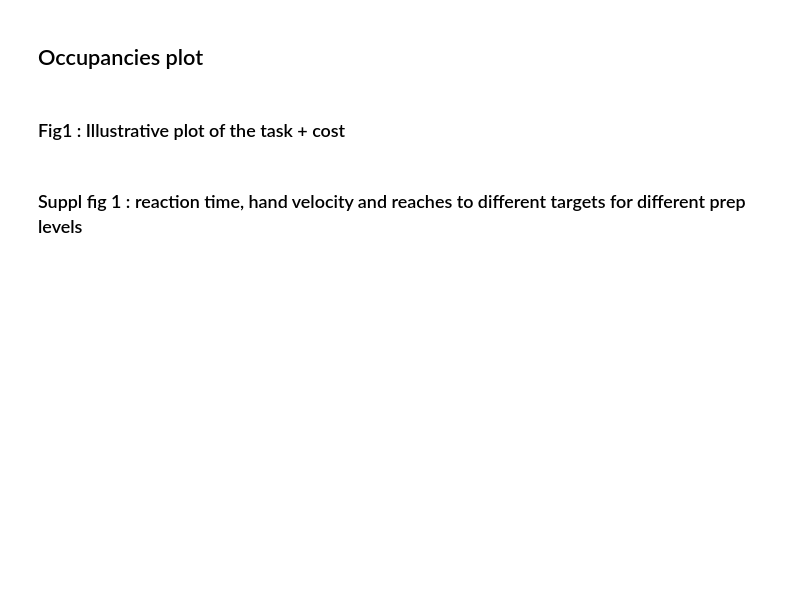
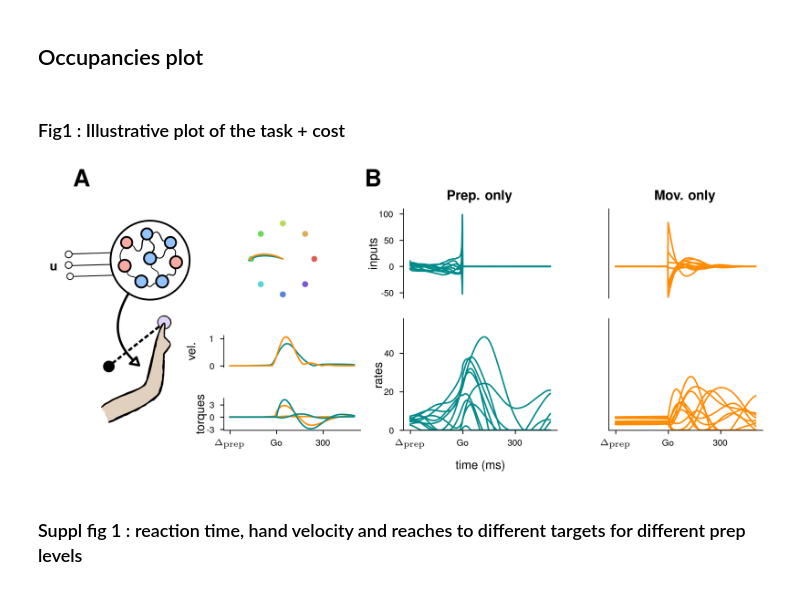
Before and after one commit to marineschimel/why-prep-2, a Jupyter notebook: notebooks/plots.ipynb, the cells around one changed output. Cells and saved outputs as stored; diff of their text form; code cells hidden in the pictures; blank space fills up the shorter version.

```diff
--- a/notebooks/plots.ipynb
+++ b/notebooks/plots.ipynb
@@ -484,11 +517,11 @@ ax1_top.spines["bottom"].set_visible(False)
 ax1_top.spines["left"].set_visible(False)
 # ax1_top.spines["top"].set_visible(True)
 # ax1_top.spines["right"].set_visible(True)
-ax1_top.set_xlabel("x1")
-ax1_top.set_ylabel("x2")
+# ax1_top.set_xlabel("x1")
+# ax1_top.set_ylabel("x2")
 #velocity
 pos1 = ax1_bot.get_position()
-ax1_bot.set_position([pos1.x0 - full_width + pos1.width + 0.02, pos1.y0  - 0.01,full_width, 0.7*pos1.height])
+ax1_bot.set_position([pos1.x0 - full_width + pos1.width + 0.03, pos1.y0  - 0.01,full_width-0.02, 0.7*pos1.height])
 ax1_bot.plot(np.sqrt(prep_hands[:,3]**2 + prep_hands[:,1]**2), cs[0])
 ax1_bot.plot(np.sqrt(mov_hands[:,3]**2 + mov_hands[:,1]**2), cs[1])
 ax1_bot.set_yticks([0,1], [0,1])
@@ -497,12 +530,12 @@ ax1_bot.set_ylabel("vel.")
 ax1_bot.spines["bottom"].set_visible(False)
 #torques
 pos1 = ax1_botbot.get_position()
-ax1_botbot.set_position([pos1.x0 - full_width + pos1.width + 0.02, pos1.y0,full_width, 0.7*pos1.height])
+ax1_botbot.set_position([pos1.x0 - full_width + pos1.width + 0.03, pos1.y0,full_width-0.02, 0.7*pos1.height])
 ax1_botbot.plot(torques_prep, cs[1])
 ax1_botbot.plot(torques_mov, cs[0])
-ax1_botbot.set_yticks([-2.5,0,2.5], [-2.5,0,2.5])
+ax1_botbot.set_yticks([-3,0,3], [-3,0,3])
 ax1_botbot.set_xticks([0,150,300], ['$\\Delta_{\\textrm{prep}}$', 'Go', '300'])
-ax1_botbot.set_ylabel("torques",labelpad = -0.2)
+ax1_botbot.set_ylabel("torques",labelpad = -0.04)
 #prep and move
 ax2.set_xticks([])
 ax2.set_yticks([-50,0,50, 100], [-50,0,50,100])
@@ -520,15 +553,15 @@ ax5.set_yticks([])
 ax5.set_ylim(0,58)
 ax3.set_xlabel("time (ms)")
 for i in neurons :
-    ax3.plot(mov_activity[:,i], cs[0])
-    ax2.plot(mov_inpts[:,i], cs[0])
-    ax5.plot(prep_activity[:,i], cs[1])
-    ax4.plot(prep_inpts[:,i], cs[1])
+    ax3.plot(prep_activity[:,i], cs[0])
+    ax2.plot(prep_inpts[:,i], cs[0])
+    ax5.plot(mov_activity[:,i], cs[1])
+    ax4.plot(mov_inpts[:,i], cs[1])
 
 #slight shift downard of the inputs
 pos2 = ax2.get_position()
 ax2.set_position([pos2.x0, pos2.y0, pos2.width, 0.8*pos2.height])
-ax2.set_title("$\\textbf{Mov. only}$", fontsize = fs_p1)
+ax2.set_title("$\\textbf{Prep. only}$", fontsize = fs_p1)
 left, bottom, width, height = [0.51, 0.325, 0.04, 0.06]
 # ax_mov = fig.add_axes([left, bottom, width, height])
 # ax_mov.plot(torques_mov, cs[0])
@@ -543,7 +576,7 @@ left, bottom, width, height = [0.745, 0.325, 0.04, 0.06]
 # pos6 = ax6.get_position()
 pos4 = ax4.get_position()
 ax4.set_position([pos4.x0, pos4.y0, pos4.width, 0.8*pos4.height])
-ax4.set_title("$\\textbf{Prep. only}$", fontsize = fs_p1)
+ax4.set_title("$\\textbf{Mov. only}$", fontsize = fs_p1)
 ax2.set_ylabel('inputs', labelpad = -0.2)
 ax3.set_ylabel('rates', labelpad = -0.2)
 # pts = np.array([[3/7,0.6], [1,0.6], [1,1]])
@@ -556,33 +589,35 @@ ax3.set_ylabel('rates', labelpad = -0.2)
 # ax6.text(0.4, 0.25, '$\\mathcal{J}_{effort}$', size = 12)
 # ax6.text(0.8, 0.7, '$\\mathcal{J}_{tgt}$', size = 12)
 # ax6.text(0.15, 0.45, '$\\mathcal{J}_{null}$', size = 12)
 # ax6.set_xticks([])
 # ax6.set_yticks([])
 # ax6.spines["bottom"].set_visible(False)
 # ax6.spines["left"].set_visible(False)
 # ax6.plot(0,0.1,'ko')
 # ax6.plot(3/7,0.1,'ko')
 # ax6.plot(1,0.1,'ko')
 # ax6.text(-0.05,-0.05,"Tgt")
 # ax6.text(3/7-0.05,-0.05,"Go")
 # ax6.text(1-0.05,-0.05,"End")
 
 # pos7 = ax7.get_position()
 # ax7.plot(torques_prep, cs[0])
 # ax7.plot(torques_mov, cs[1], ls = "dotted")
 # ax7.set_xticks([])
 # ax7.set_ylabel('torques', labelpad = -0.5)
 # ax7.spines["bottom"].set_visible(False)
 # pos8 = ax8.get_position()
 # ax8.plot(np.sqrt(prep_thetas[:,1]**2 + prep_thetas[:,2]**2), cs[0])
 # ax8.plot(np.sqrt(mov_thetas[:,1]**2 + mov_thetas[:,2]**2), cs[1], ls = "dotted")
 # ax8.set_ylabel('vel.', labelpad = -0.5)
 # ax8.set_xlabel('time (ms)')
 # ax8.set_xticks([0,150,300], ['$\\Delta_{prep}$', 'Go', '300'])
 fig.text(0.1, 0.88, '$\\textbf{A}$', size = 16)
 fig.text(0.44, 0.88, '$\\textbf{B}$', size = 16)
 plt.show()
 fig.savefig("fig_1_test.pdf", format = "pdf", bbox_inches='tight')
+# %% [output]
+[figure, added]
 # %% [markdown]
 ### Suppl fig 1 : reaction time, hand velocity and reaches to different targets for different prep levels
 # %%
```
Also changed, not shown: parts of 9 cells of this notebook, 3 other files.
